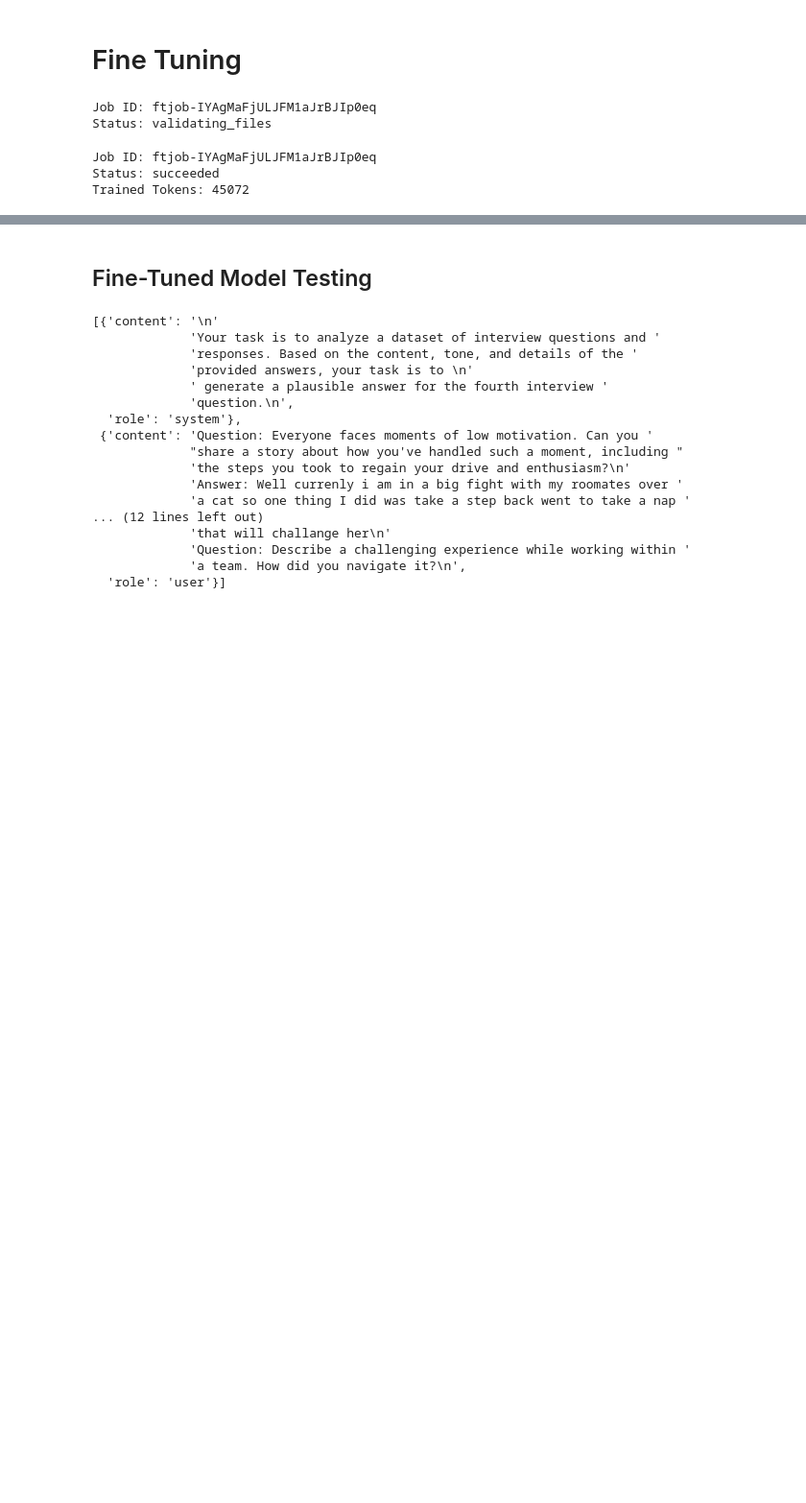
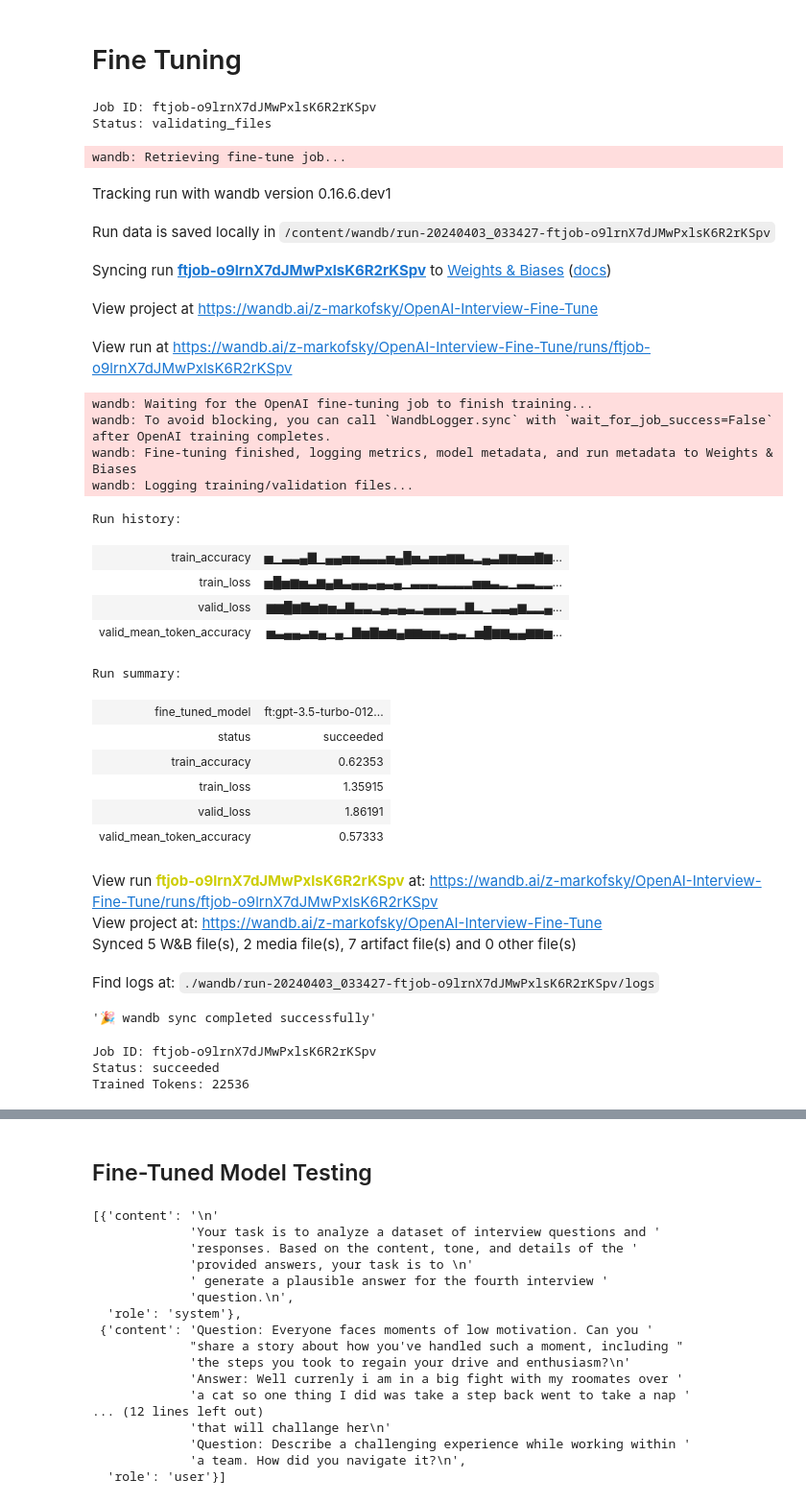
Before and after one commit to UrologyUnbound/SIOP_ML_2024_Discord, a Jupyter notebook: colabs/Tune_Interview.ipynb, the cells around one changed output, grey strips where cells are left out. Shown at 96% size. Cells and saved outputs as stored; diff of their text form; code cells hidden in the pictures; blank space fills up the shorter version.

Commit message:
Interview v2 and W&B implementation

```diff
--- a/colabs/Tune_Interview.ipynb
+++ b/colabs/Tune_Interview.ipynb
@@ -19,9 +57,13 @@ from sklearn.model_selection import train_test_split
 from google.colab import userdata
 import numpy as np
 from collections import defaultdict
+from wandb.integration.openai.fine_tuning import WandbLogger
+
 
 client = openai.OpenAI(api_key=userdata.get('OPENAI_API_KEY'))
 encoding = tiktoken.get_encoding("cl100k_base")
+
+WANDB_PROJECT = "OpenAI-Interview-Fine-Tune"
 # %%
 #Estimated token counter
 def num_tokens_from_messages(messages, tokens_per_message=3, tokens_per_name=1):
@@ -362,20 +404,51 @@ Validation file ID: file-dZA6oFd3DMt0W2hElIpNHZNy
 # Only Run this cell when wanting to create a new fine-tuning job, otherwise you will be paying to redo work
 
 #Uncomment the below code when wanting to run a new fine-tuning job
-# response = client.fine_tuning.jobs.create(
-#     training_file=training_file_id,
-#     validation_file=validation_file_id,
-#     model="gpt-3.5-turbo",
-#     suffix="interview_tuned_v1",
-# )
+response = client.fine_tuning.jobs.create(
+    training_file=training_file_id,
+    validation_file=validation_file_id,
+    model="gpt-3.5-turbo",
+    hyperparameters = {"n_epochs":3, "batch_size":"auto", "learning_rate_multiplier":2},
+    suffix="interview_tuned_v1",
+)
 
 job_id = response.id
 
 print("Job ID:", response.id)
 print("Status:", response.status)
 # %% [output]
-Job ID: ftjob-IYAgMaFjULJFM1aJrBJIp0eq
+Job ID: ftjob-o9lrnX7dJMwPxlsK6R2rKSpv
 Status: validating_files
+# %%
+WandbLogger.sync(fine_tune_job_id=job_id, project=WANDB_PROJECT, openai_client=client)
+# %% [output]
+wandb: Retrieving fine-tune job...
+Tracking run with wandb version 0.16.6.dev1
+Run data is saved locally in /content/wandb/run-20240403_033427-ftjob-o9lrnX7dJMwPxlsK6R2rKSpv
+Syncing run ftjob-o9lrnX7dJMwPxlsK6R2rKSpv to Weights & Biases (docs)
+View project at https://wandb.ai/z-markofsky/OpenAI-Interview-Fine-Tune
+View run at https://wandb.ai/z-markofsky/OpenAI-Interview-Fine-Tune/runs/ftjob-o9lrnX7dJMwPxlsK6R2rKSpv
+wandb: Waiting for the OpenAI fine-tuning job to finish training...
+wandb: To avoid blocking, you can call `WandbLogger.sync` with `wait_for_job_success=False` after OpenAI training completes.
+wandb: Fine-tuning finished, logging metrics, model metadata, and run metadata to Weights & Biases
+wandb: Logging training/validation files...
+Run history:
+| train_accuracy | ▅▁▃▃▄▇▁▄▄▅▅▃▃▃▅▄█▅▃▅▅▆▆▃▂▄▃▆▆▅▅▇▆... |
+| train_loss | ▅█▅▆▅▃▆▄▆▃▄▄▃▄▃▄▁▃▃▃▂▂▂▂▅▅▃▂▁▃▃▂▂... |
+| valid_loss | ▆▆█▆▇▅▆▅▃▇▃▃▂▄▃▄▃▂▄▄▄▄▂▇▂▁▃▃▄▆▂▂▄... |
+| valid_mean_token_accuracy | ▅▃▄▄▃▅▄▁▄▁▇▅▇▅▆▄▆▆▅▅▃▄▃▁▅█▆▆▄▄▆▆▅... |
+Run summary:
+| fine_tuned_model | ft:gpt-3.5-turbo-012... |
+| status | succeeded |
+| train_accuracy | 0.62353 |
+| train_loss | 1.35915 |
+| valid_loss | 1.86191 |
+| valid_mean_token_accuracy | 0.57333 |
+View run ftjob-o9lrnX7dJMwPxlsK6R2rKSpv at: https://wandb.ai/z-markofsky/OpenAI-Interview-Fine-Tune/runs/ftjob-o9lrnX7dJMwPxlsK6R2rKSpv
+View project at: https://wandb.ai/z-markofsky/OpenAI-Interview-Fine-Tune
+Synced 5 W&B file(s), 2 media file(s), 7 artifact file(s) and 0 other file(s)
+Find logs at: ./wandb/run-20240403_033427-ftjob-o9lrnX7dJMwPxlsK6R2rKSpv/logs
+'🎉 wandb sync completed successfully'
 # %%
 #Check Job Status
 response = client.fine_tuning.jobs.retrieve(job_id)
@@ -384,9 +457,9 @@ print("Job ID:", response.id)
 print("Status:", response.status)
 print("Trained Tokens:", response.trained_tokens)
 # %% [output]
-Job ID: ftjob-IYAgMaFjULJFM1aJrBJIp0eq
+Job ID: ftjob-o9lrnX7dJMwPxlsK6R2rKSpv
 Status: succeeded
-Trained Tokens: 45072
+Trained Tokens: 22536
 # %%
 #Track Fine-Tuning Endpoints
 response = client.fine_tuning.jobs.list_events(job_id)
```
Also changed, not shown: parts of 9 cells of this notebook.
